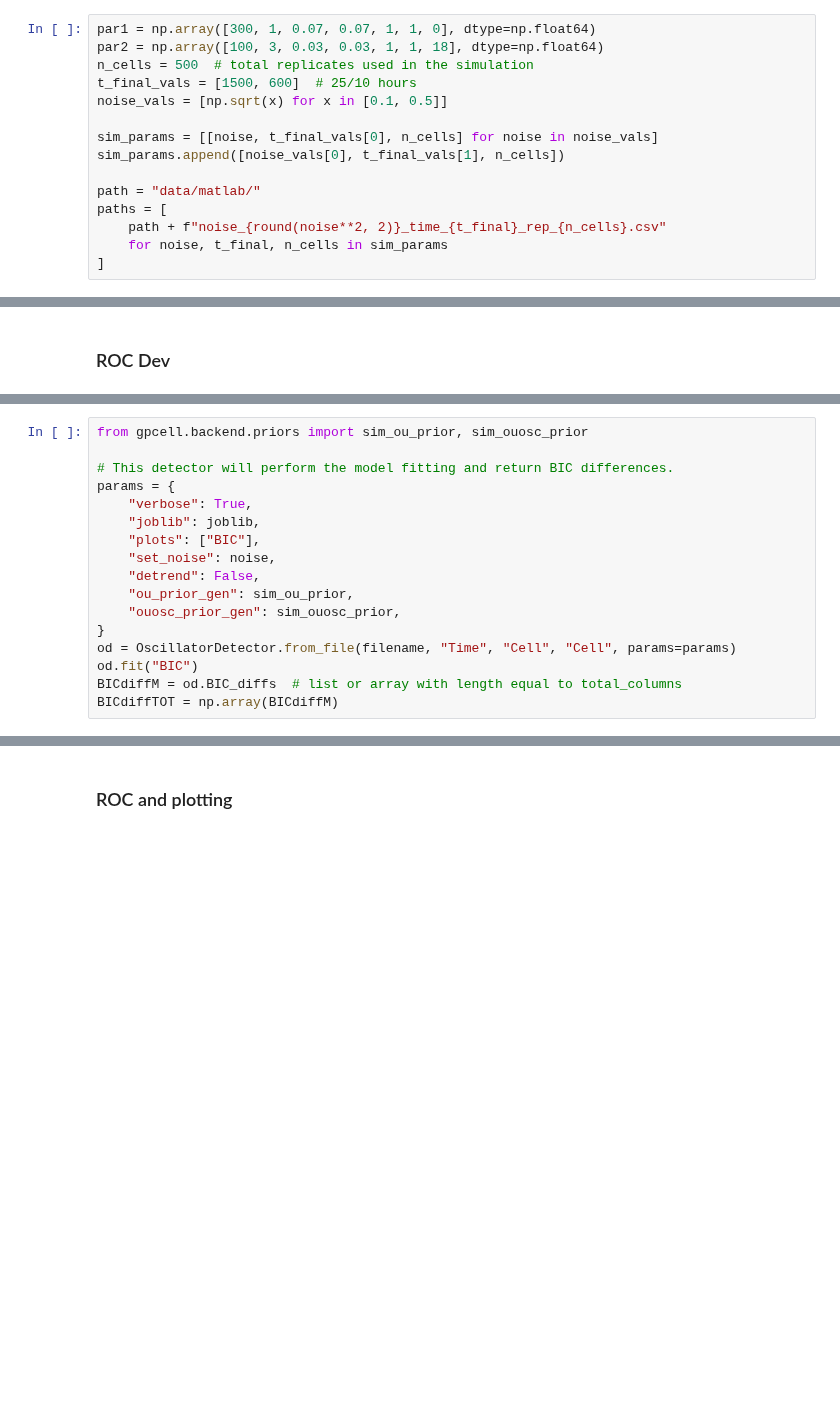
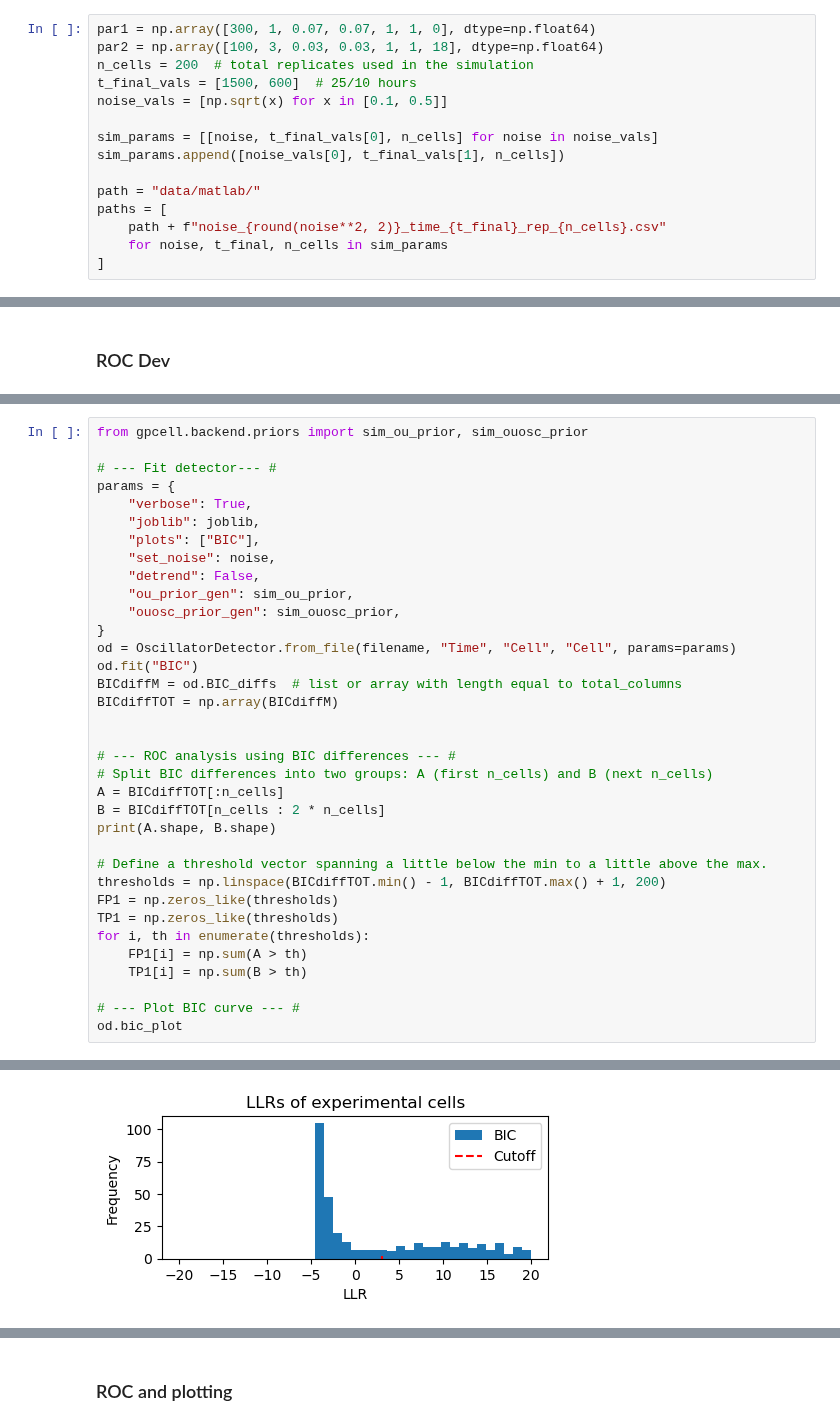
Before and after one commit to TristanSones-Dykes/GPCell, a Jupyter notebook: scripts/ROC.ipynb, the cells around one changed output, grey strips where cells are left out. Saved outputs shown, nothing was run; the diff lists cells and outputs as text; blank space fills up the shorter version.

```diff
--- a/scripts/ROC.ipynb
+++ b/scripts/ROC.ipynb
@@ -23,7 +22,7 @@ import numpy as np
 # %%
 par1 = np.array([300, 1, 0.07, 0.07, 1, 1, 0], dtype=np.float64)
 par2 = np.array([100, 3, 0.03, 0.03, 1, 1, 18], dtype=np.float64)
-n_cells = 500  # total replicates used in the simulation
+n_cells = 200  # total replicates used in the simulation
 t_final_vals = [1500, 600]  # 25/10 hours
 noise_vals = [np.sqrt(x) for x in [0.1, 0.5]]
 
@@ -105,7 +102,7 @@ if total_columns != 2 * n_cells:
 # %%
 from gpcell.backend.priors import sim_ou_prior, sim_ouosc_prior
 
-# This detector will perform the model fitting and return BIC differences.
+# --- Fit detector--- #
 params = {
     "verbose": True,
     "joblib": joblib,
@@ -119,3 +116,22 @@ od = OscillatorDetector.from_file(filename, "Time", "Cell", "Cell", params=param
 od.fit("BIC")
 BICdiffM = od.BIC_diffs  # list or array with length equal to total_columns
 BICdiffTOT = np.array(BICdiffM)
+
+
+# --- ROC analysis using BIC differences --- #
+# Split BIC differences into two groups: A (first n_cells) and B (next n_cells)
+A = BICdiffTOT[:n_cells]
+B = BICdiffTOT[n_cells : 2 * n_cells]
+print(A.shape, B.shape)
+
+# Define a threshold vector spanning a little below the min to a little above the max.
+thresholds = np.linspace(BICdiffTOT.min() - 1, BICdiffTOT.max() + 1, 200)
+FP1 = np.zeros_like(thresholds)
+TP1 = np.zeros_like(thresholds)
+for i, th in enumerate(thresholds):
+    FP1[i] = np.sum(A > th)
+    TP1[i] = np.sum(B > th)
+
+# --- Plot BIC curve --- #
+od.bic_plot
+# %% [output]
@@ -121,0 +164 @@ BICdiffTOT = np.array(BICdiffM)
+[figure, added]
```
Also changed, not shown: parts of 13 cells of this notebook, 3 other files.
